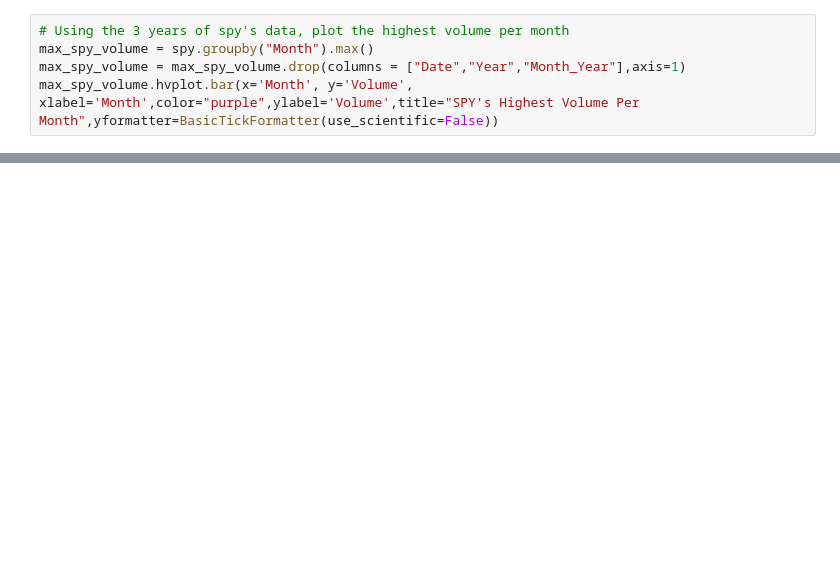
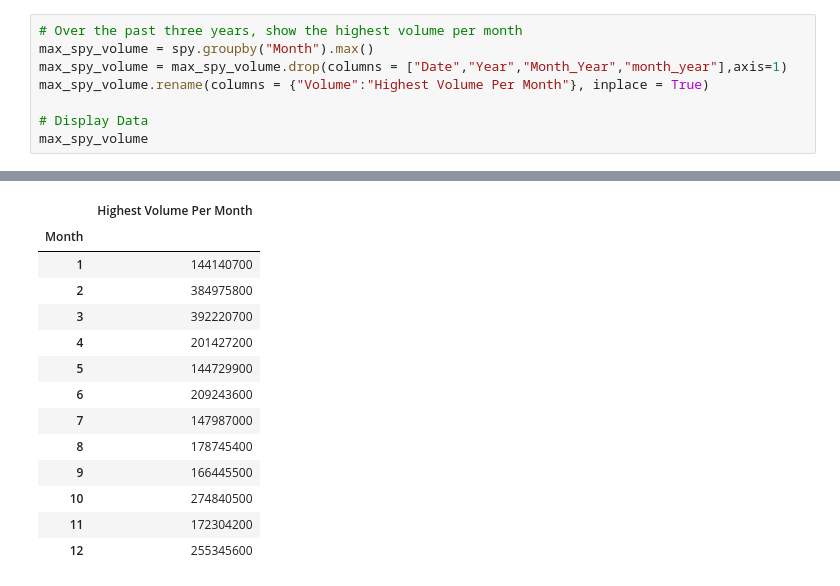
Before and after one commit to wesromero9/Project-1, a Jupyter notebook: spy volume.ipynb, the cells around one changed output, grey strips where cells are left out. Drawn from its saved outputs; the diff is of its cells as text; blank space fills up the shorter version.

```diff
--- a/spy volume.ipynb
+++ b/spy volume.ipynb
@@ -102,6 +73,9 @@ NameError: name 'max_spy_volume' is not defined
 # %%
-# Using the 3 years of spy's data, plot the highest volume per month
+# Over the past three years, show the highest volume per month
 max_spy_volume = spy.groupby("Month").max()
-max_spy_volume = max_spy_volume.drop(columns = ["Date","Year","Month_Year"],axis=1)
-max_spy_volume.hvplot.bar(x='Month', y='Volume', xlabel='Month',color="purple",ylabel='Volume',title="SPY's Highest Volume Per Month",yformatter=BasicTickFormatter(use_scientific=False))
+max_spy_volume = max_spy_volume.drop(columns = ["Date","Year","Month_Year","month_year"],axis=1)
+max_spy_volume.rename(columns = {"Volume":"Highest Volume Per Month"}, inplace = True)
+
+# Display Data
+max_spy_volume
 # %% [output]
@@ -108,0 +82,14 @@ max_spy_volume.hvplot.bar(x='Month', y='Volume', xlabel='Month',color="purple",y
+|  | Highest Volume Per Month |
+| Month |  |
+| 1 | 144140700 |
+| 2 | 384975800 |
+| 3 | 392220700 |
+| 4 | 201427200 |
+| 5 | 144729900 |
+| 6 | 209243600 |
+| 7 | 147987000 |
+| 8 | 178745400 |
+| 9 | 166445500 |
+| 10 | 274840500 |
+| 11 | 172304200 |
+| 12 | 255345600 |
```
Also changed, not shown: parts of 28 cells of this notebook.
